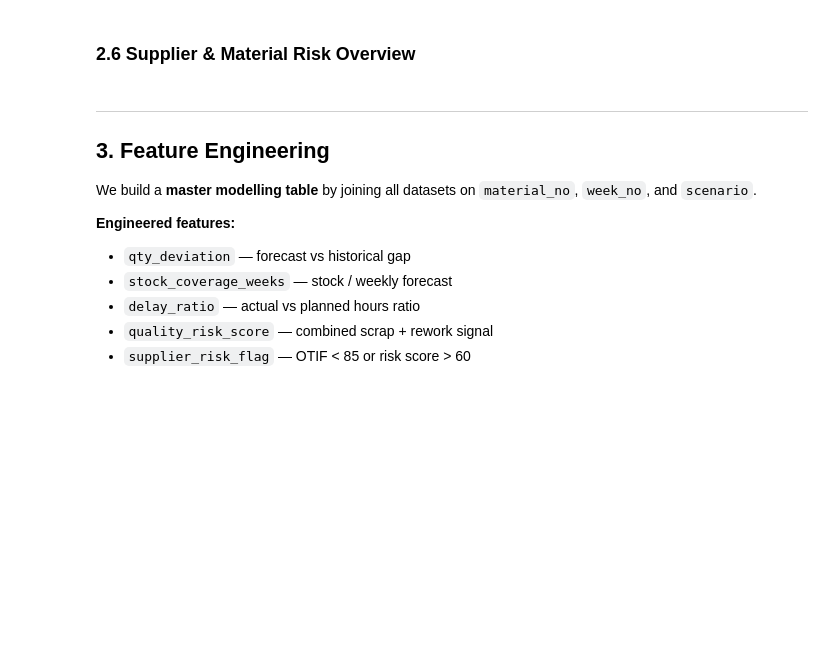
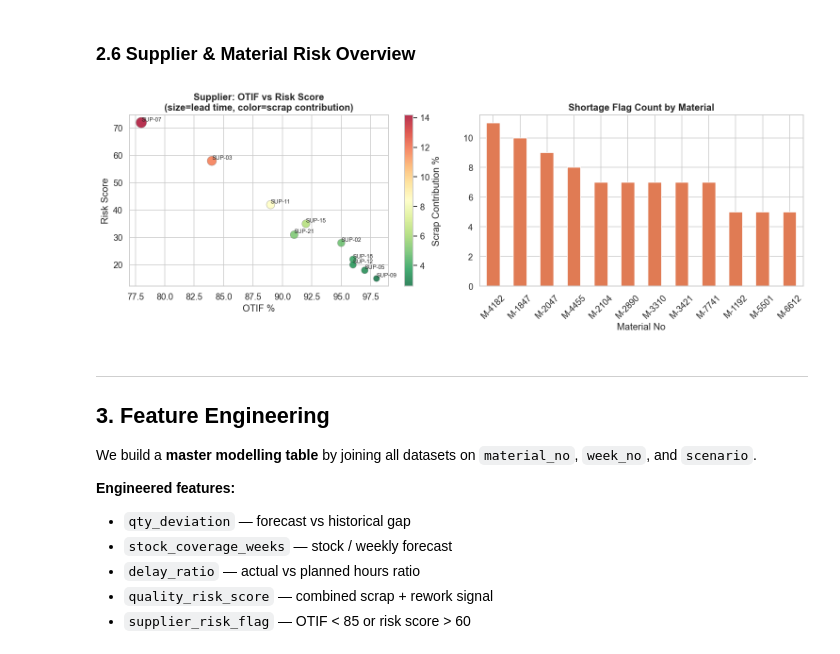
Before and after one commit to mpaliwalofi/prod_plan_mlmodel, a Jupyter notebook: prod_plan_ml_pipeline.ipynb, the cells around one changed output. Cells and saved outputs as stored; diff of their text form; code cells hidden in the pictures; blank space fills up the shorter version.

```diff
--- a/prod_plan_ml_pipeline.ipynb
+++ b/prod_plan_ml_pipeline.ipynb
@@ -226,28 +252,29 @@ print(f"Avg defect rate: {scrap_quality['defect_rate_pct'].mean():.2f}%")
 # %%
 
 fig, axes = plt.subplots(1, 2, figsize=(14, 5))
 
 # Supplier OTIF vs Risk Score
 sc = axes[0].scatter(supplier_master["otif_pct"], supplier_master["risk_score_m5"],
                      s=supplier_master["avg_lead_time_days"]*15,
                      c=supplier_master["scrap_contribution_pct"], cmap="RdYlGn_r",
                      alpha=0.8, edgecolors="grey", linewidths=0.5)
 for _, row in supplier_master.iterrows():
     axes[0].annotate(row["supplier_id"], (row["otif_pct"], row["risk_score_m5"]),
                      fontsize=8, ha="left", va="bottom")
 axes[0].set_xlabel("OTIF %"); axes[0].set_ylabel("Risk Score")
-axes[0].set_title("Supplier: OTIF vs Risk Score
-(size=lead time, color=scrap contribution)", fontweight="bold")
+axes[0].set_title("Supplier: OTIF vs Risk Score\n(size=lead time, color=scrap contribution)", fontweight="bold")
 plt.colorbar(sc, ax=axes[0], label="Scrap Contribution %")
 
 # Material replenishment — shortage flags
 shortage_by_mat = material_replen.groupby("material_no")["shortage_flag"].sum().sort_values(ascending=False)
 shortage_by_mat.plot(kind="bar", ax=axes[1], color="#e07b54", edgecolor="white")
 axes[1].set_title("Shortage Flag Count by Material", fontweight="bold")
 axes[1].set_xlabel("Material No"); axes[1].tick_params(axis="x", rotation=45)
 
 plt.tight_layout()
 plt.show()
+# %% [output]
+[figure, added]
 # %% [markdown]
 ---
 ## 3. Feature Engineering
```
Also changed, not shown: parts of 20 cells of this notebook, 8 other files.
